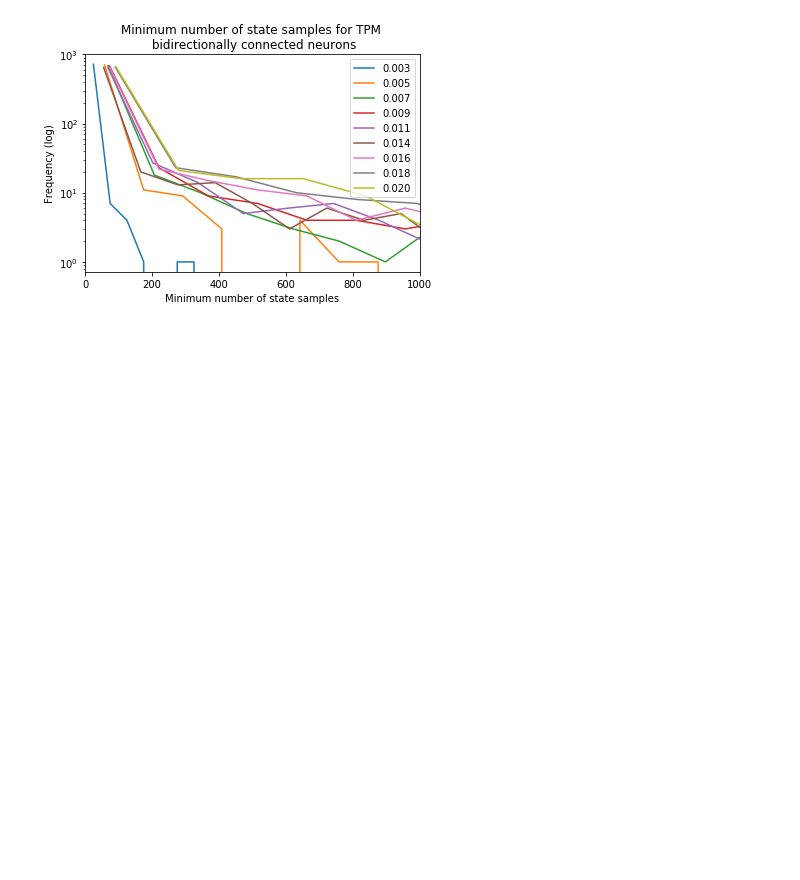
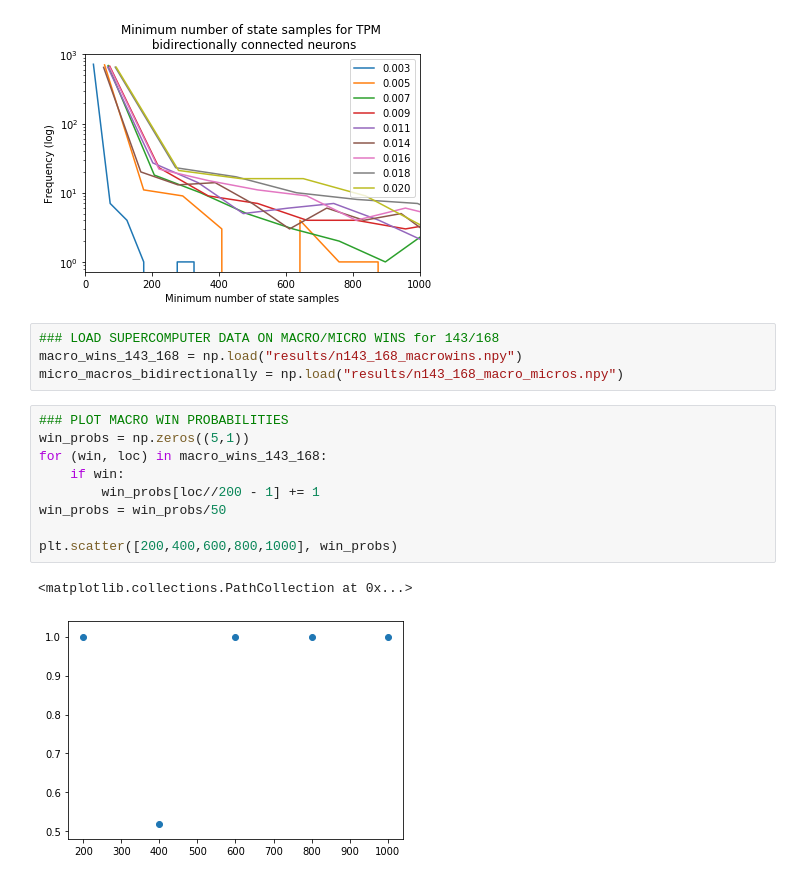
Before and after one commit to mmasque/temporal_emergence, a Jupyter notebook: spiking_statistics.ipynb, the cells around one changed output. Cells and saved outputs as stored; diff of their text form; blank space fills up the shorter version.

```diff
--- a/spiking_statistics.ipynb
+++ b/spiking_statistics.ipynb
@@ -238,3 +238,19 @@ minimal_connections.shape
 (9, 736)
 [figure]
 [figure]
+# %%
+### LOAD SUPERCOMPUTER DATA ON MACRO/MICRO WINS for 143/168
+macro_wins_143_168 = np.load("results/n143_168_macrowins.npy")
+micro_macros_bidirectionally = np.load("results/n143_168_macro_micros.npy")
+# %%
+### PLOT MACRO WIN PROBABILITIES
+win_probs = np.zeros((5,1))
+for (win, loc) in macro_wins_143_168:
+    if win:
+        win_probs[loc//200 - 1] += 1
+win_probs = win_probs/50
+
+plt.scatter([200,400,600,800,1000], win_probs)
+# %% [output]
+<matplotlib.collections.PathCollection at 0x...>
+[figure, added]
```
Also changed, not shown: parts of 3 cells of this notebook, 5 other files.
